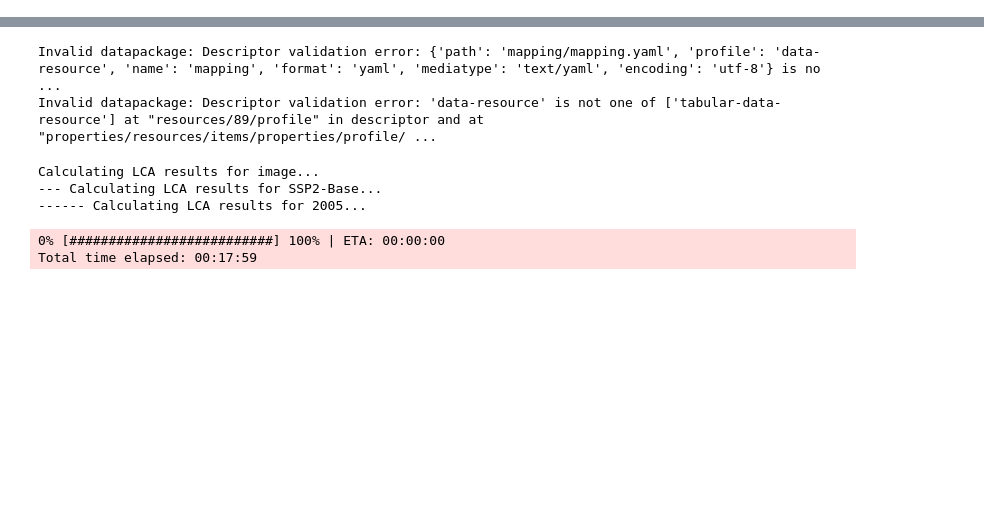
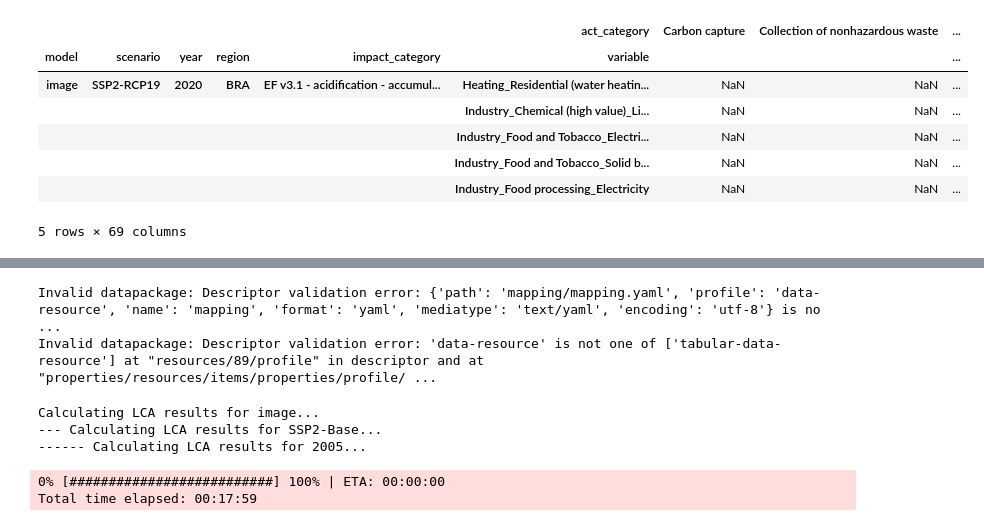
Before and after one commit to polca/pathways, a Jupyter notebook: dev/pivot.ipynb, the cells around one changed output, grey strips where cells are left out. Cells and saved outputs as stored; diff of their text form; code cells hidden in the pictures; blank space fills up the shorter version.

```diff
--- a/dev/pivot.ipynb
+++ b/dev/pivot.ipynb
@@ -1,8 +1,6 @@
 # %%
 import xarray as xr
 # %%
-arr = xr.open_dataarray("results_image_SSP2-Base.nc")
+arr = xr.open_dataarray("results_image_SSP2-RCP19.nc")
 # %%
-df = arr.to_dataframe("x").unstack()["x"].reset_index().melt(id_vars=[
-    "model", "scenario", "region", "impact_category", "variable", "year"
-])
+df = arr.to_dataframe("x")
@@ -8,0 +11,11 @@ df = arr.to_dataframe("x").unstack()["x"].reset_index().melt(id_vars=[
+# %%
+df.head()
+# %% [output]
+|  |  |  |  |  | act_category | Carbon capture | Collection of nonhazardous waste | ... |
+| model | scenario | year | region | impact_category | variable |  |  | ... |
+| image | SSP2-RCP19 | 2020 | BRA | EF v3.1 - acidification - accumul... | Heating_Residential (water heatin... | NaN | NaN | ... |
+|  |  |  |  |  | Industry_Chemical (high value)_Li... | NaN | NaN | ... |
+|  |  |  |  |  | Industry_Food and Tobacco_Electri... | NaN | NaN | ... |
+|  |  |  |  |  | Industry_Food and Tobacco_Solid b... | NaN | NaN | ... |
+|  |  |  |  |  | Industry_Food processing_Electricity | NaN | NaN | ... |
+5 rows × 69 columns
```
Also changed, not shown: parts of 24 cells of this notebook, 18 other files.
